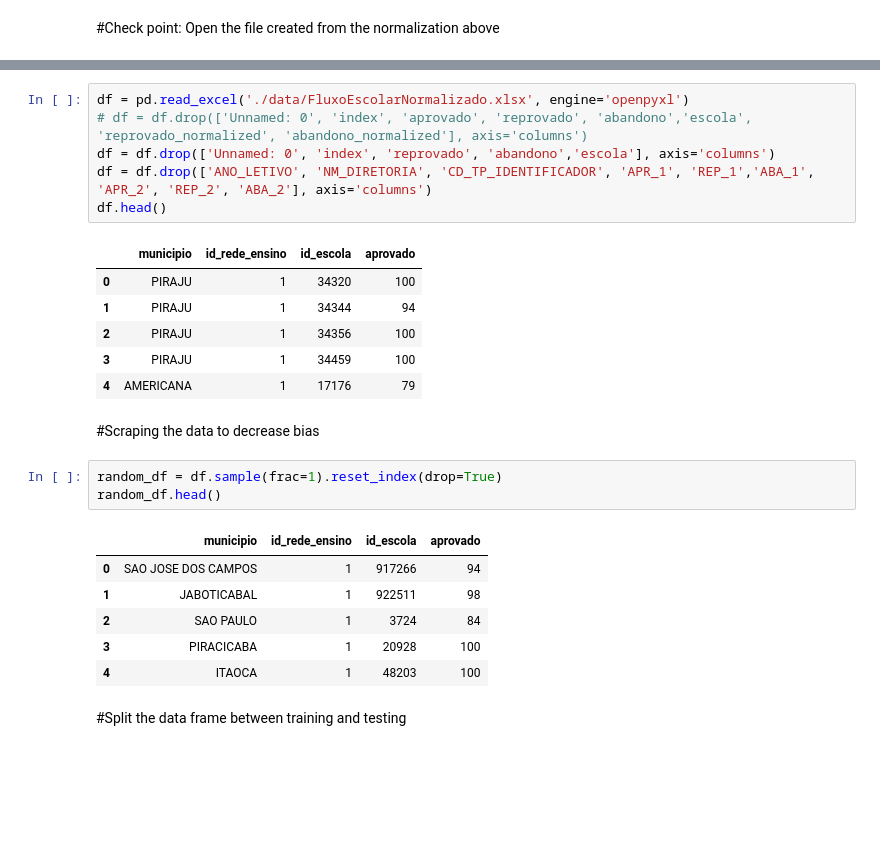
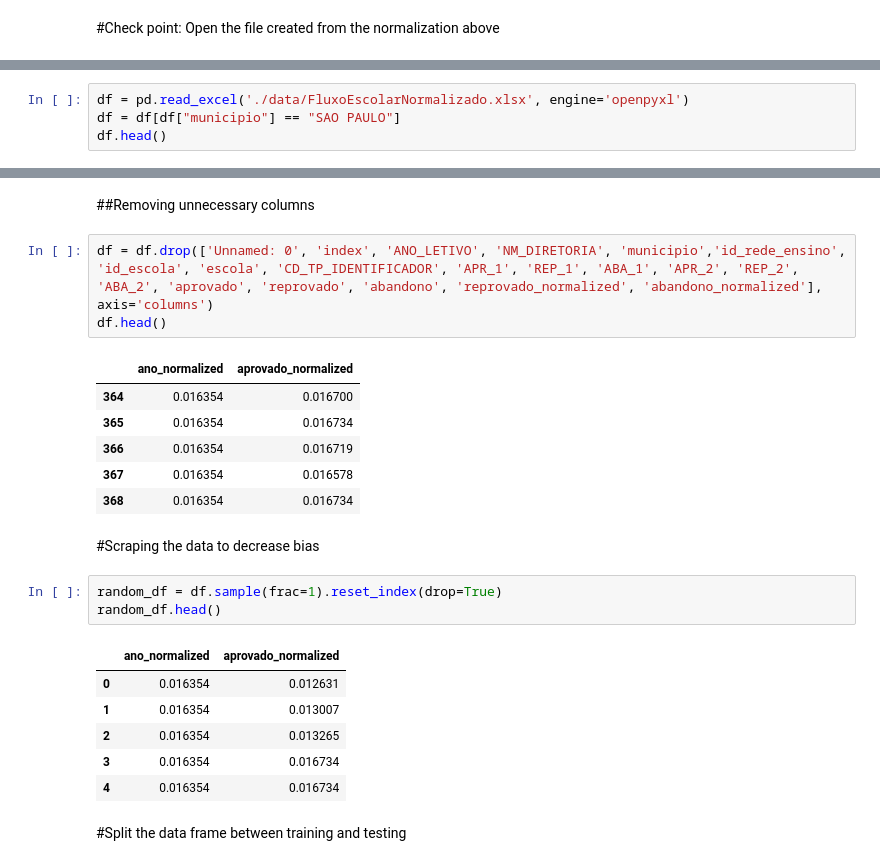
Before and after one commit to maiconspa/student-analysis, a Jupyter notebook: a3_ia.ipynb, the cells around one changed output, grey strips where cells are left out. Cells and saved outputs as stored; diff of their text form; blank space fills up the shorter version.

```diff
--- a/a3_ia.ipynb
+++ b/a3_ia.ipynb
@@ -202,0 +218,4 @@ df_cleaned.to_excel('./data/FluxoEscolarNormalizado.xlsx', encoding="utf-8")
+# %%
+df = pd.read_excel('./data/FluxoEscolarNormalizado.xlsx', engine='openpyxl')
+df = df[df["municipio"] == "SAO PAULO"]
+df.head()
@@ -203,28 +230,27 @@ df_cleaned.to_excel('./data/FluxoEscolarNormalizado.xlsx', encoding="utf-8")
+# %% [markdown]
+##Removing unnecessary columns
 # %%
-df = pd.read_excel('./data/FluxoEscolarNormalizado.xlsx', engine='openpyxl')
-# df = df.drop(['Unnamed: 0', 'index', 'aprovado', 'reprovado', 'abandono','escola', 'reprovado_normalized', 'abandono_normalized'], axis='columns')
-df = df.drop(['Unnamed: 0', 'index', 'reprovado', 'abandono','escola'], axis='columns')
-df = df.drop(['ANO_LETIVO', 'NM_DIRETORIA', 'CD_TP_IDENTIFICADOR', 'APR_1', 'REP_1','ABA_1', 'APR_2', 'REP_2', 'ABA_2'], axis='columns')
+df = df.drop(['Unnamed: 0', 'index', 'ANO_LETIVO', 'NM_DIRETORIA', 'municipio','id_rede_ensino', 'id_escola', 'escola', 'CD_TP_IDENTIFICADOR', 'APR_1', 'REP_1', 'ABA_1', 'APR_2', 'REP_2', 'ABA_2', 'aprovado', 'reprovado', 'abandono', 'reprovado_normalized', 'abandono_normalized'], axis='columns')
 df.head()
 # %% [output]
-|  | municipio | id_rede_ensino | id_escola | aprovado |
-| 0 | PIRAJU | 1 | 34320 | 100 |
-| 1 | PIRAJU | 1 | 34344 | 94 |
-| 2 | PIRAJU | 1 | 34356 | 100 |
-| 3 | PIRAJU | 1 | 34459 | 100 |
-| 4 | AMERICANA | 1 | 17176 | 79 |
+|  | ano_normalized | aprovado_normalized |
+| 364 | 0.016354 | 0.016700 |
+| 365 | 0.016354 | 0.016734 |
+| 366 | 0.016354 | 0.016719 |
+| 367 | 0.016354 | 0.016578 |
+| 368 | 0.016354 | 0.016734 |
 # %% [markdown]
 #Scraping the data to decrease bias
 # %%
 random_df = df.sample(frac=1).reset_index(drop=True)
 random_df.head()
 # %% [output]
-|  | municipio | id_rede_ensino | id_escola | aprovado |
-| 0 | SAO JOSE DOS CAMPOS | 1 | 917266 | 94 |
-| 1 | JABOTICABAL | 1 | 922511 | 98 |
-| 2 | SAO PAULO | 1 | 3724 | 84 |
-| 3 | PIRACICABA | 1 | 20928 | 100 |
-| 4 | ITAOCA | 1 | 48203 | 100 |
+|  | ano_normalized | aprovado_normalized |
+| 0 | 0.016354 | 0.012631 |
+| 1 | 0.016354 | 0.013007 |
+| 2 | 0.016354 | 0.013265 |
+| 3 | 0.016354 | 0.016734 |
+| 4 | 0.016354 | 0.016734 |
 # %% [markdown]
 #Split the data frame between training and testing
 # %%
```
Also changed, not shown: parts of 36 cells of this notebook, 2 other files.
